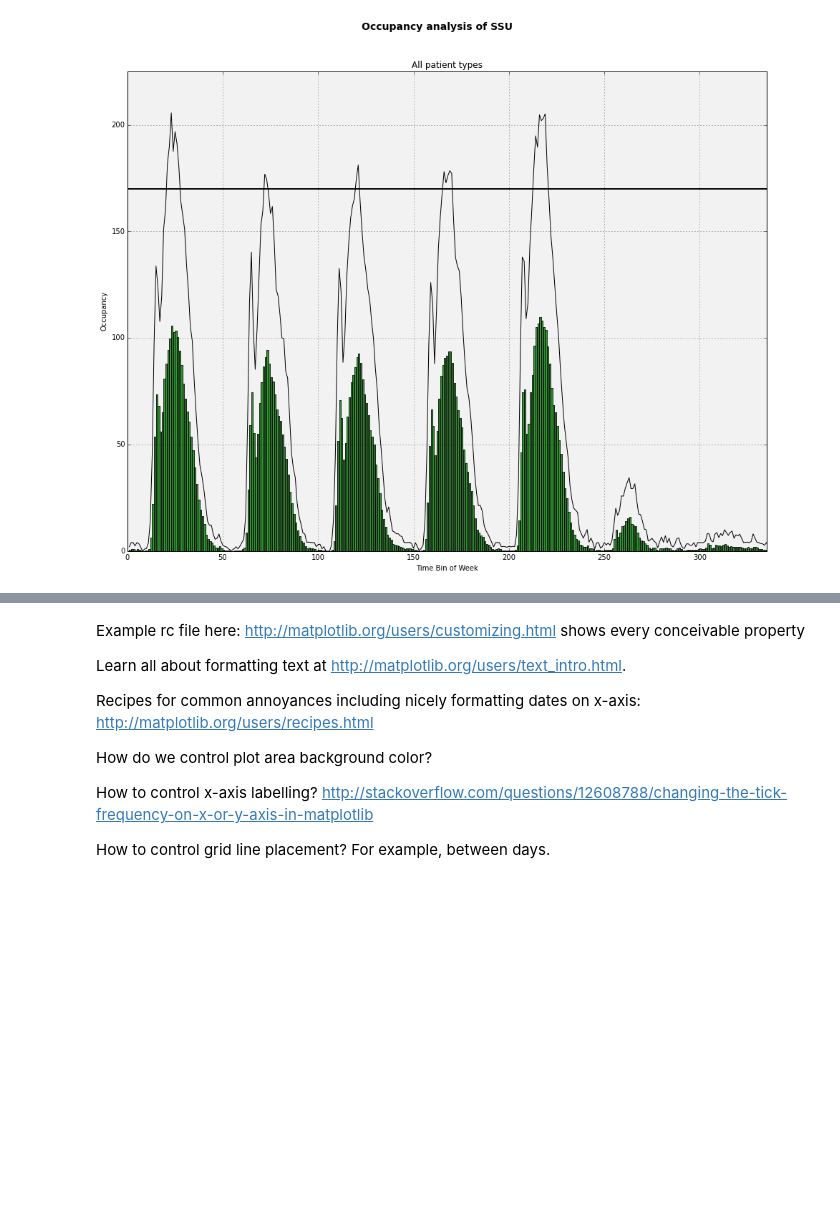
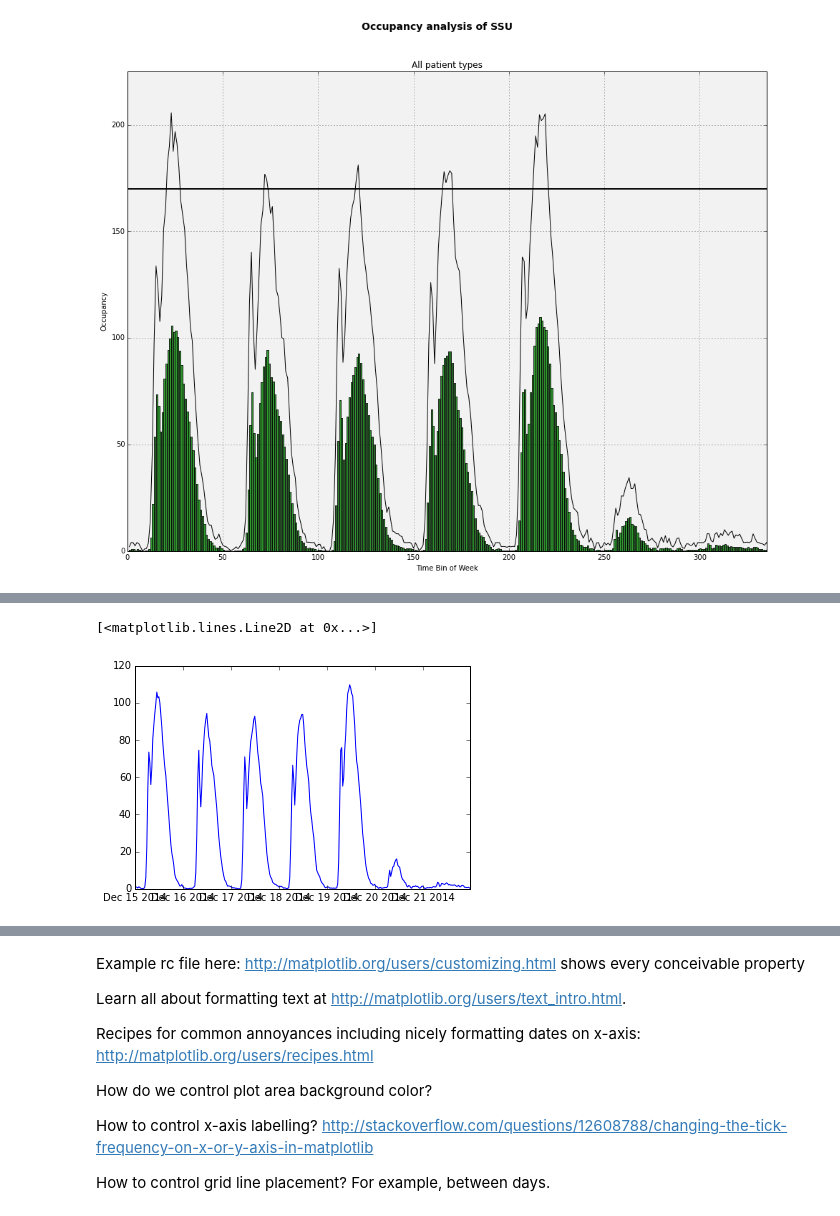
Before and after one commit to misken/hillmaker, a Jupyter notebook: hillmaker/hillpy_plotting_demo.ipynb, the cells around one changed output, grey strips where cells are left out. Saved outputs shown, nothing was run; the diff lists cells and outputs as text; code cells hidden in the pictures; blank space fills up the shorter version.

```diff
--- a/hillmaker/hillpy_plotting_demo.ipynb
+++ b/hillmaker/hillpy_plotting_demo.ipynb
@@ -239,0 +229,5 @@ ax1
+# %%
+# 336 half hours starting with midnight Dec 14, 2014
+timestamps = pd.date_range('12/15/2014', periods=336, freq='30Min')
+major_tick_locations = pd.date_range('12/15/2014 12:00:00', periods=7, freq='24H').tolist()
+minor_tick_locations = pd.date_range('12/15/2014 06:00:00', periods=14, freq='12H').tolist()
@@ -239,0 +270,5 @@ ax1
+# %%
+plt.plot(timestamps.tolist(),mean_occ)
+# %% [output]
+[<matplotlib.lines.Line2D at 0x...>]
+[figure, added]
```
Also changed, not shown: parts of 16 cells of this notebook, 1 other file.
